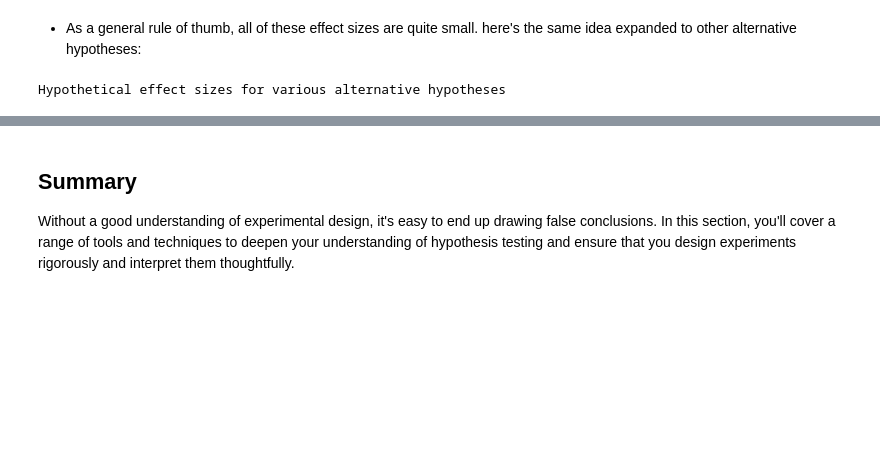
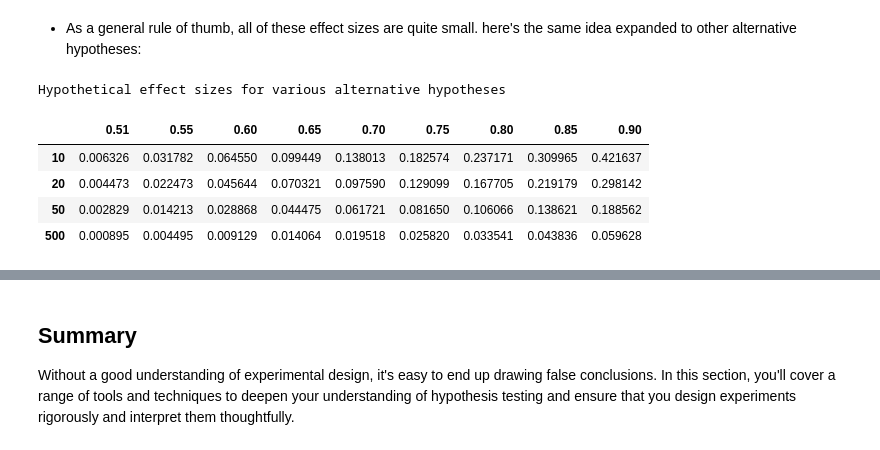
Before and after one commit to code-JOA/Introduction-to-Python, a Jupyter notebook: 02.Session2/Statistics/04.Bayesian Statistics/Introduction to Bayesian Statistics.ipynb, the cells around one changed output, grey strips where cells are left out. Saved outputs shown, nothing was run; the diff lists cells and outputs as text; code cells hidden in the pictures; blank space fills up the shorter version.

```diff
--- a/02.Session2/Statistics/04.Bayesian Statistics/Introduction to Bayesian Statistics.ipynb
+++ b/02.Session2/Statistics/04.Bayesian Statistics/Introduction to Bayesian Statistics.ipynb
@@ -106,15 +106,21 @@ Hypothetical effect sizes for p(heads)=.55 vs p(heads)=.5
 # %%
 m2 = .5
 rows = {}
 for n in [10, 20, 50, 500]:
     temp_dict = {}
     for m1 in [.51, .55, .6, .65, .7, .75, .8, .85, .9]:
         p = m1
         std = np.sqrt(n*p*(1-p))
         d = (m1-m2)/std
         temp_dict[m1] = d
     rows[n] = temp_dict
 print('Hypothetical effect sizes for various alternative hypotheses')
 df = pd.DataFrame.from_dict(rows, orient='index')
+df
 # %% [output]
 Hypothetical effect sizes for various alternative hypotheses
+|  | 0.51 | 0.55 | 0.60 | 0.65 | 0.70 | 0.75 | 0.80 | 0.85 | 0.90 |
+| 10 | 0.006326 | 0.031782 | 0.064550 | 0.099449 | 0.138013 | 0.182574 | 0.237171 | 0.309965 | 0.421637 |
+| 20 | 0.004473 | 0.022473 | 0.045644 | 0.070321 | 0.097590 | 0.129099 | 0.167705 | 0.219179 | 0.298142 |
+| 50 | 0.002829 | 0.014213 | 0.028868 | 0.044475 | 0.061721 | 0.081650 | 0.106066 | 0.138621 | 0.188562 |
+| 500 | 0.000895 | 0.004495 | 0.009129 | 0.014064 | 0.019518 | 0.025820 | 0.033541 | 0.043836 | 0.059628 |
```
Also changed, not shown: parts of 6 cells of this notebook.
